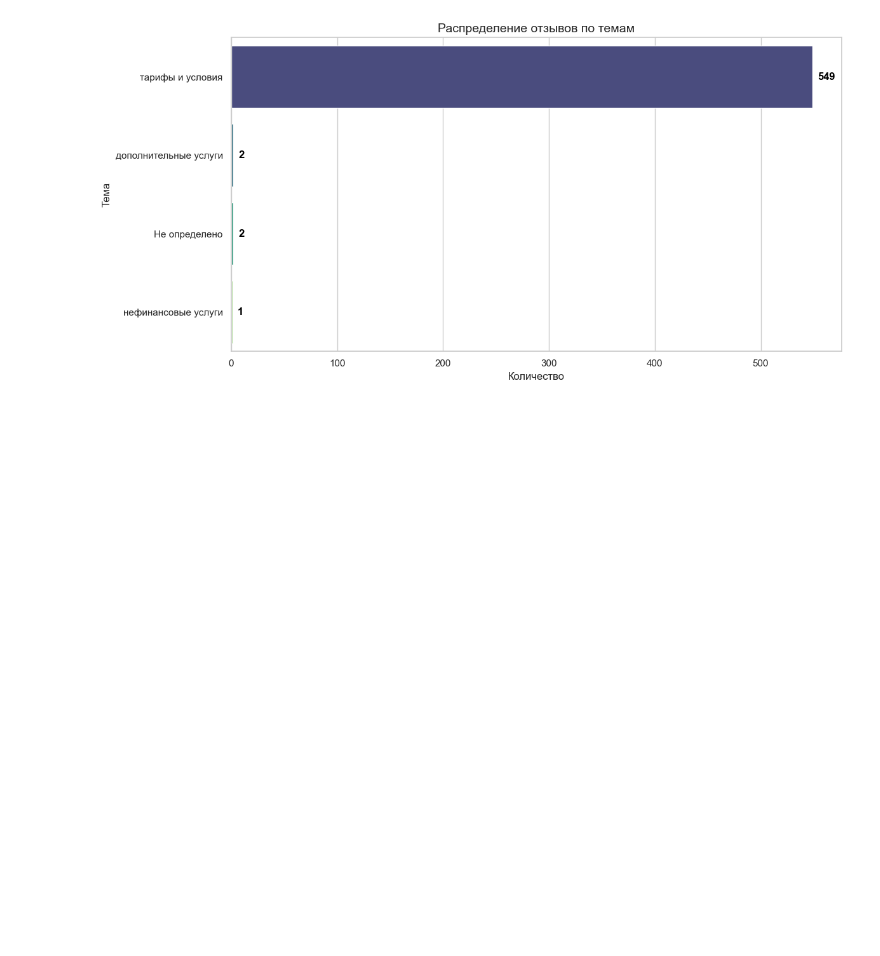
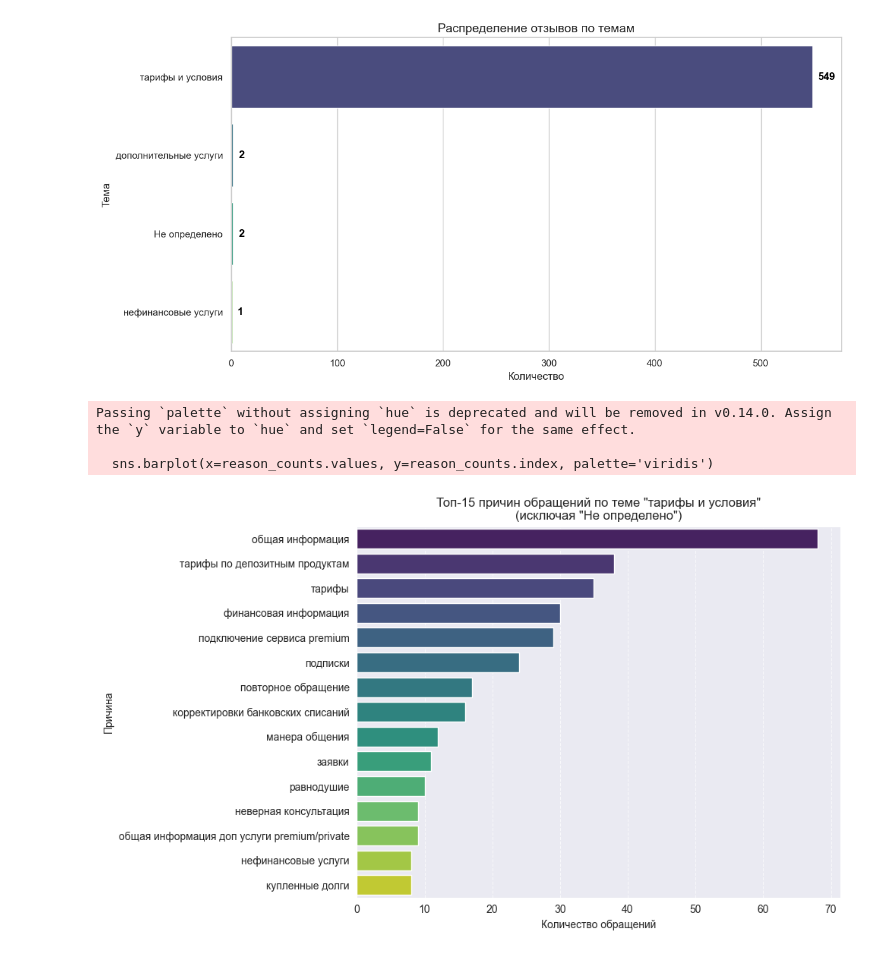
Before and after one commit to Neat-Snap/dano25, a Jupyter notebook: check.ipynb, the cells around one changed output. Cells and saved outputs as stored; diff of their text form; code cells hidden in the pictures; blank space fills up the shorter version.

```diff
--- a/check.ipynb
+++ b/check.ipynb
@@ -38,3 +38,30 @@ Passing `palette` without assigning `hue` is deprecated and will be removed in v
 
   ax = sns.barplot(x='count', y='theme', data=counts, palette='viridis')
 [figure]
+# %%
+import pandas as pd
+import matplotlib.pyplot as plt
+import seaborn as sns
+
+
+df = pd.read_csv('dfc.csv')
+target_theme = 'тарифы и условия'
+subset = df[df['review_theme'] == target_theme]
+subset_clean = subset[subset['reason'] != 'Не определено']
+reason_counts = subset_clean['reason'].value_counts().head(15)
+
+plt.figure(figsize=(10, 6))
+sns.barplot(x=reason_counts.values, y=reason_counts.index, palette='viridis')
+
+plt.title(f'Топ-15 причин обращений по теме "{target_theme}"\n(исключая "Не определено")')
+plt.xlabel('Количество обращений')
+plt.ylabel('Причина')
+plt.grid(axis='x', linestyle='--', alpha=0.7)
+plt.tight_layout()
+
+plt.show()
+# %% [output]
+Passing `palette` without assigning `hue` is deprecated and will be removed in v0.14.0. Assign the `y` variable to `hue` and set `legend=False` for the same effect.
+
+  sns.barplot(x=reason_counts.values, y=reason_counts.index, palette='viridis')
+[figure, added]
```
